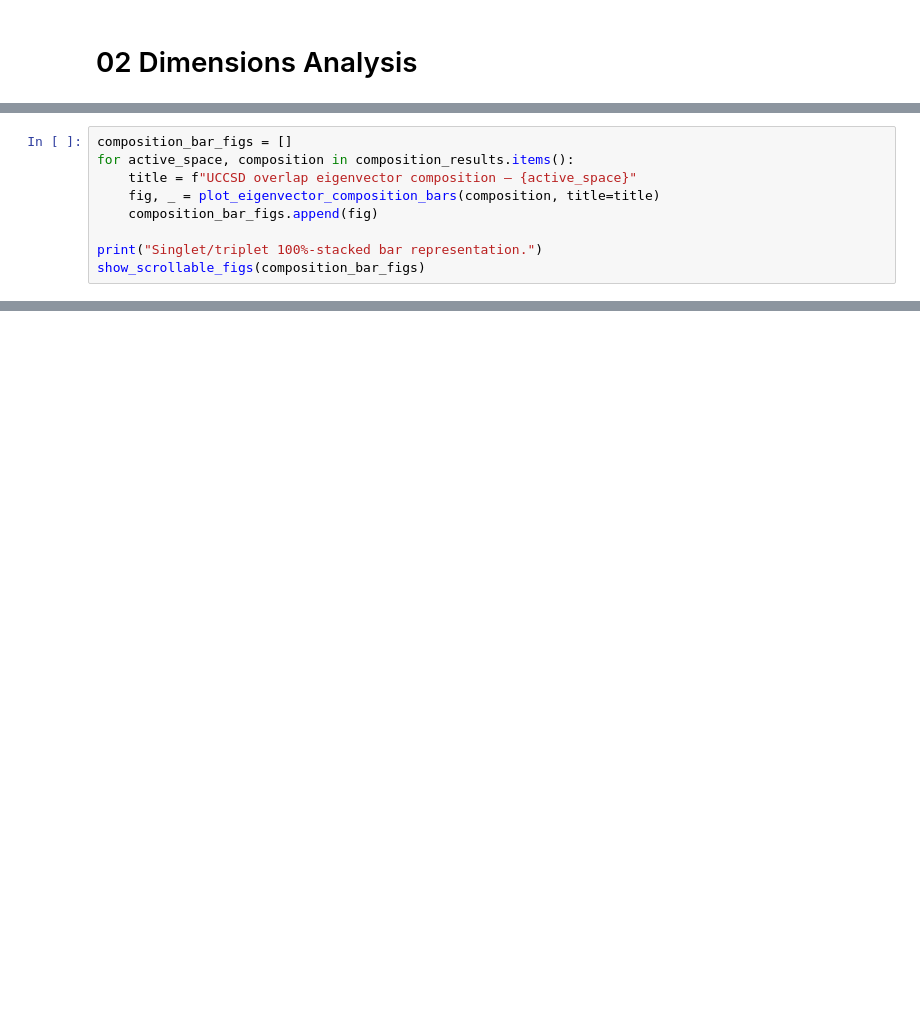
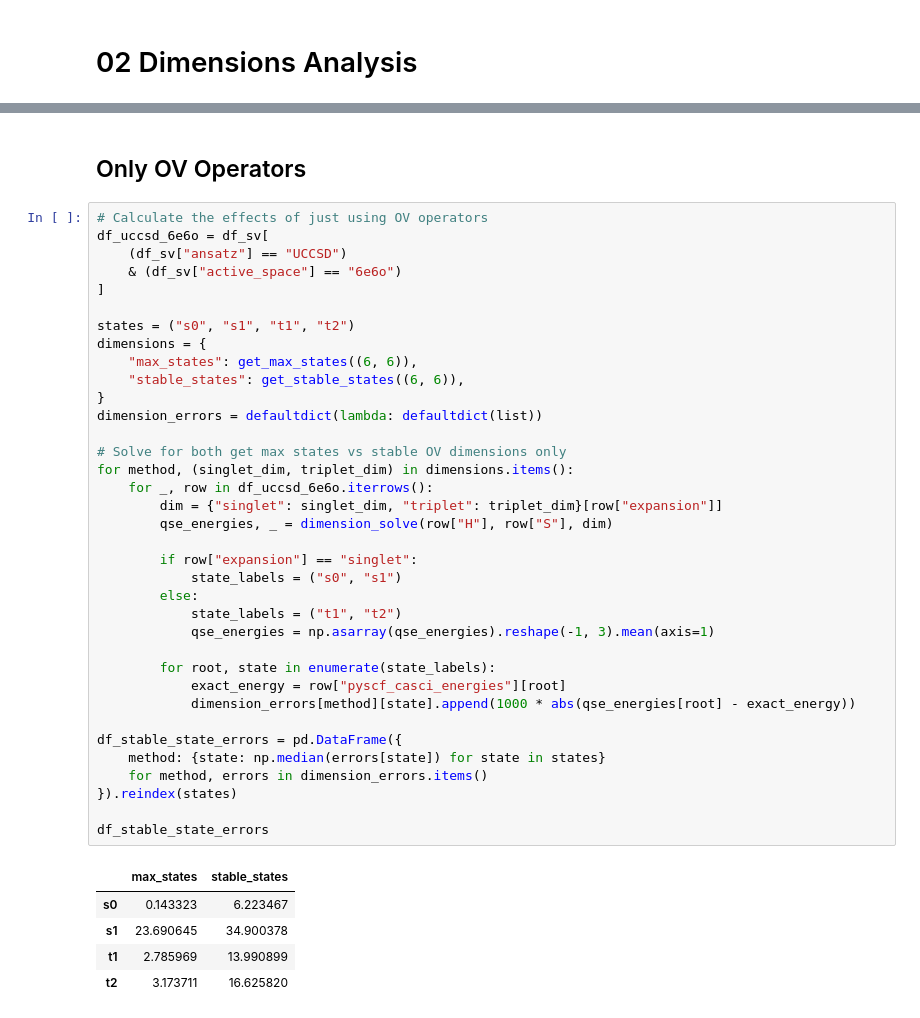
Before and after one commit to naythanyeo/qse-practical-analysis, a Jupyter notebook: notebooks/02_dimensions_analysis.ipynb, the cells around one changed output, grey strips where cells are left out. Drawn from its saved outputs; the diff is of its cells as text; blank space fills up the shorter version.

Commit message:
Completed dimension analysis notebook with eigenvalue spread, eigenvector composition and stable states analysis

```diff
--- a/notebooks/02_dimensions_analysis.ipynb
+++ b/notebooks/02_dimensions_analysis.ipynb
@@ -155,9 +24,0 @@ df_composition_validation
-# %%
-composition_bar_figs = []
-for active_space, composition in composition_results.items():
-    title = f"UCCSD overlap eigenvector composition — {active_space}"
-    fig, _ = plot_eigenvector_composition_bars(composition, title=title)
-    composition_bar_figs.append(fig)
-
-print("Singlet/triplet 100%-stacked bar representation.")
-show_scrollable_figs(composition_bar_figs)
@@ -170,0 +143,44 @@ Repeat the dimension analysis after ignoring tiny overlap eigenvectors and retai
+# %% [markdown]
+## Only OV Operators
+# %%
+# Calculate the effects of just using OV operators
+df_uccsd_6e6o = df_sv[
+    (df_sv["ansatz"] == "UCCSD")
+    & (df_sv["active_space"] == "6e6o")
+]
+
+states = ("s0", "s1", "t1", "t2")
+dimensions = {
+    "max_states": get_max_states((6, 6)),
+    "stable_states": get_stable_states((6, 6)),
+}
+dimension_errors = defaultdict(lambda: defaultdict(list))
+
+# Solve for both get max states vs stable OV dimensions only
+for method, (singlet_dim, triplet_dim) in dimensions.items():
+    for _, row in df_uccsd_6e6o.iterrows():
+        dim = {"singlet": singlet_dim, "triplet": triplet_dim}[row["expansion"]]
+        qse_energies, _ = dimension_solve(row["H"], row["S"], dim)
+
+        if row["expansion"] == "singlet":
+            state_labels = ("s0", "s1")
+        else:
+            state_labels = ("t1", "t2")
+            qse_energies = np.asarray(qse_energies).reshape(-1, 3).mean(axis=1)
+
+        for root, state in enumerate(state_labels):
+            exact_energy = row["pyscf_casci_energies"][root]
+            dimension_errors[method][state].append(1000 * abs(qse_energies[root] - exact_energy))
+
+df_stable_state_errors = pd.DataFrame({
+    method: {state: np.median(errors[state]) for state in states}
+    for method, errors in dimension_errors.items()
+}).reindex(states)
+
+df_stable_state_errors
+# %% [output]
+|  | max_states | stable_states |
+| s0 | 0.143323 | 6.223467 |
+| s1 | 23.690645 | 34.900378 |
+| t1 | 2.785969 | 13.990899 |
+| t2 | 3.173711 | 16.625820 |
```
Also changed, not shown: parts of 14 cells of this notebook, 2 other files.
